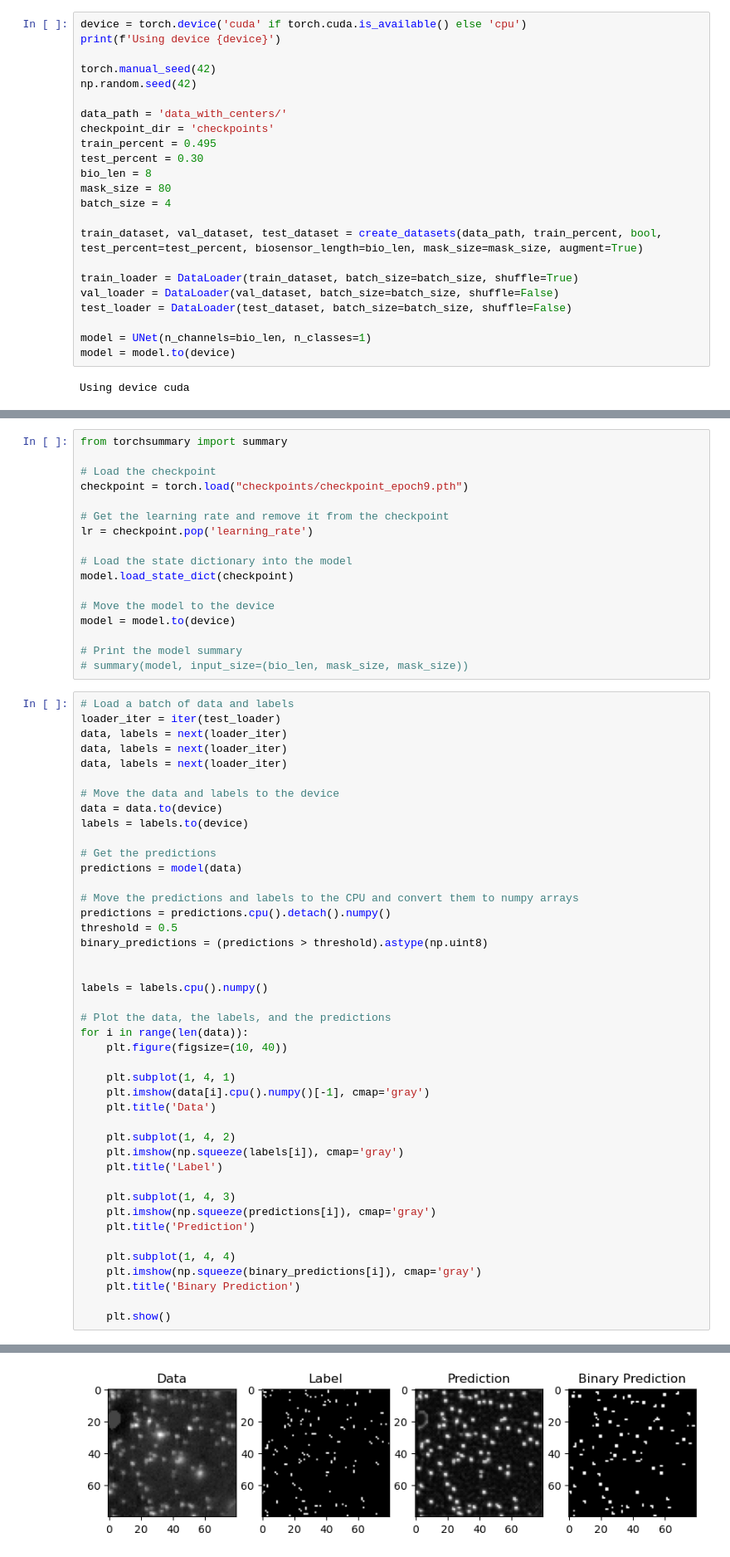
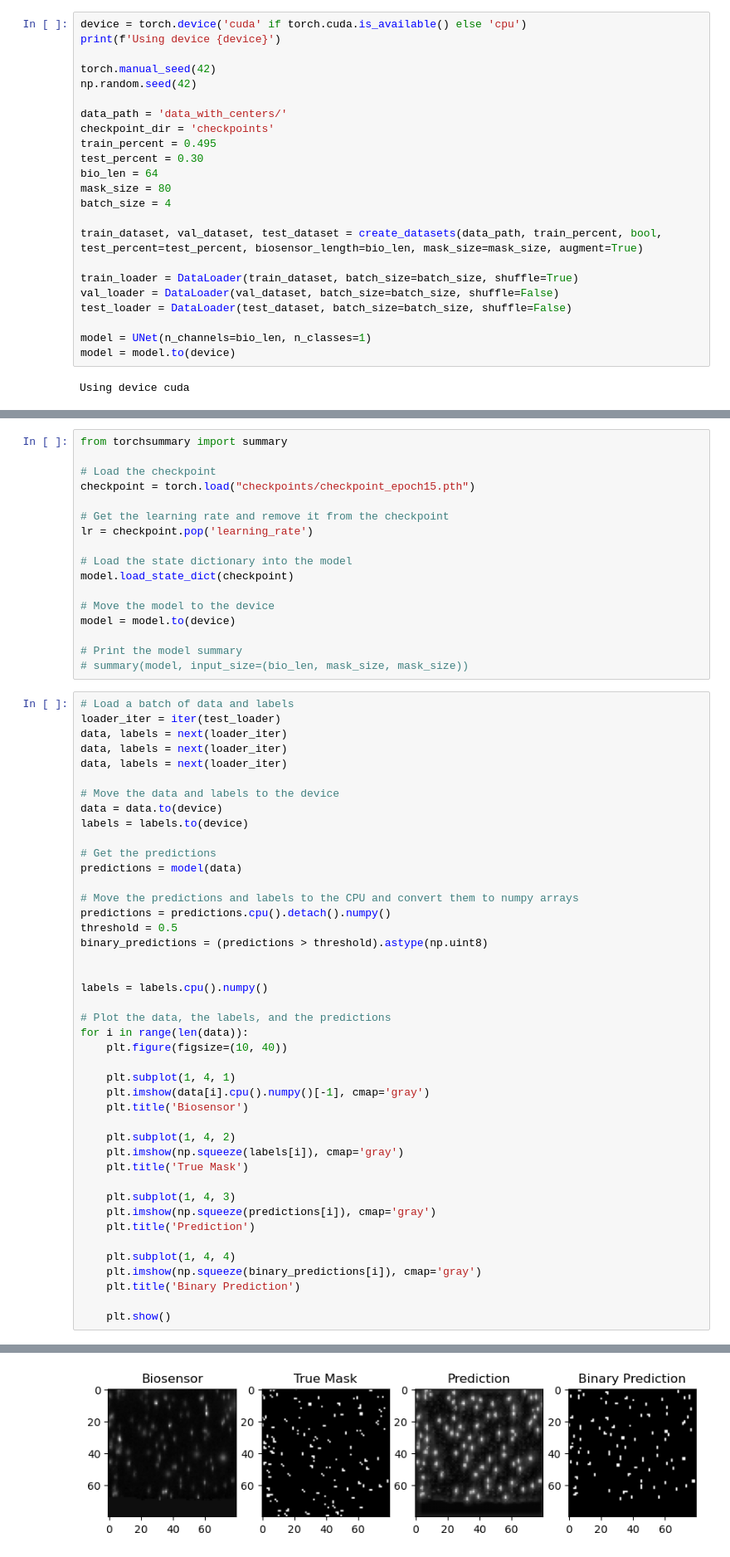
Before and after one commit to wittmajerd/U-Net-and-SRU-Net-segmentation, a Jupyter notebook: U-Net.ipynb, the cells around one changed output, grey strips where cells are left out. Shown at 83% size. Cells and saved outputs as stored; diff of their text form.

```diff
--- a/U-Net.ipynb
+++ b/U-Net.ipynb
@@ -22,7 +22,7 @@ data_path = 'data_with_centers/'
 checkpoint_dir = 'checkpoints'
 train_percent = 0.495
 test_percent = 0.30
-bio_len = 8
+bio_len = 64
 mask_size = 80
 batch_size = 4
 
@@ -88,7 +88,7 @@ Checkpoint 11 saved!
 from torchsummary import summary
 
 # Load the checkpoint
-checkpoint = torch.load("checkpoints/checkpoint_epoch9.pth")
+checkpoint = torch.load("checkpoints/checkpoint_epoch15.pth")
 
 # Get the learning rate and remove it from the checkpoint
 lr = checkpoint.pop('learning_rate')
@@ -129,11 +129,11 @@ for i in range(len(data)):
 
     plt.subplot(1, 4, 1)
     plt.imshow(data[i].cpu().numpy()[-1], cmap='gray')
-    plt.title('Data')
+    plt.title('Biosensor')
 
     plt.subplot(1, 4, 2)
     plt.imshow(np.squeeze(labels[i]), cmap='gray')
-    plt.title('Label')
+    plt.title('True Mask')
 
     plt.subplot(1, 4, 3)
     plt.imshow(np.squeeze(predictions[i]), cmap='gray')
@@ -150 +150 @@ for i in range(len(data)):
-[figure, old version]
+[figure, new version]
```
Also changed, not shown: parts of 7 cells of this notebook.
